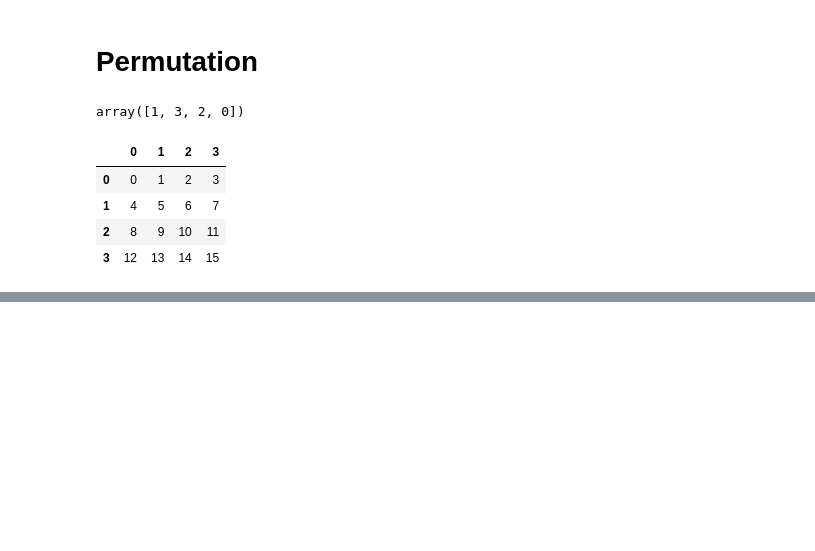
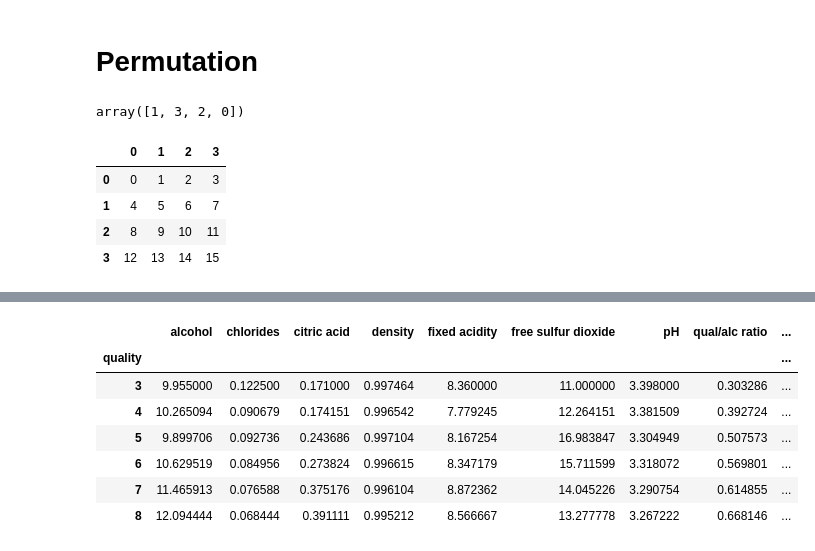
Before and after one commit to WenWeiKun-byte/PyData-Cookbook, a Jupyter notebook: Python For Data_3 Working with Data.ipynb, the cells around one changed output, grey strips where cells are left out. Saved outputs shown, nothing was run; the diff lists cells and outputs as text; code cells hidden in the pictures; blank space fills up the shorter version.

```diff
--- a/Python For Data_3 Working with Data.ipynb
+++ b/Python For Data_3 Working with Data.ipynb
@@ -1127,0 +1577,14 @@ dframe.take(blender)
+# %%
+# WE can also use pivot tables instead of groupby
+
+# Pivot table of quality
+dframe_wine.pivot_table(index=['quality'])
+# %% [output]
+|  | alcohol | chlorides | citric acid | density | fixed acidity | free sulfur dioxide | pH | qual/alc ratio | ... |
+| quality |  |  |  |  |  |  |  |  | ... |
+| 3 | 9.955000 | 0.122500 | 0.171000 | 0.997464 | 8.360000 | 11.000000 | 3.398000 | 0.303286 | ... |
+| 4 | 10.265094 | 0.090679 | 0.174151 | 0.996542 | 7.779245 | 12.264151 | 3.381509 | 0.392724 | ... |
+| 5 | 9.899706 | 0.092736 | 0.243686 | 0.997104 | 8.167254 | 16.983847 | 3.304949 | 0.507573 | ... |
+| 6 | 10.629519 | 0.084956 | 0.273824 | 0.996615 | 8.347179 | 15.711599 | 3.318072 | 0.569801 | ... |
+| 7 | 11.465913 | 0.076588 | 0.375176 | 0.996104 | 8.872362 | 14.045226 | 3.290754 | 0.614855 | ... |
+| 8 | 12.094444 | 0.068444 | 0.391111 | 0.995212 | 8.566667 | 13.277778 | 3.267222 | 0.668146 | ... |
```
Also changed, not shown: parts of 57 cells of this notebook.
